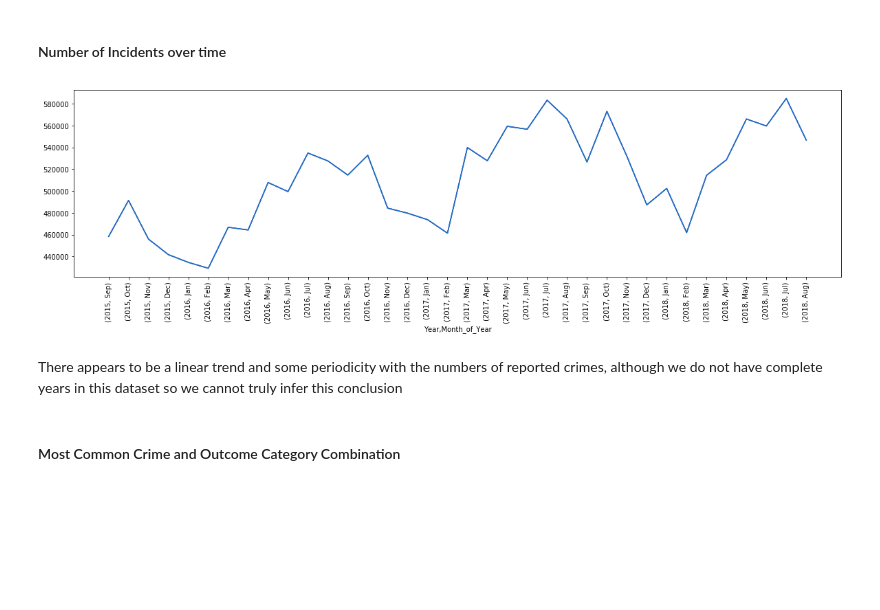
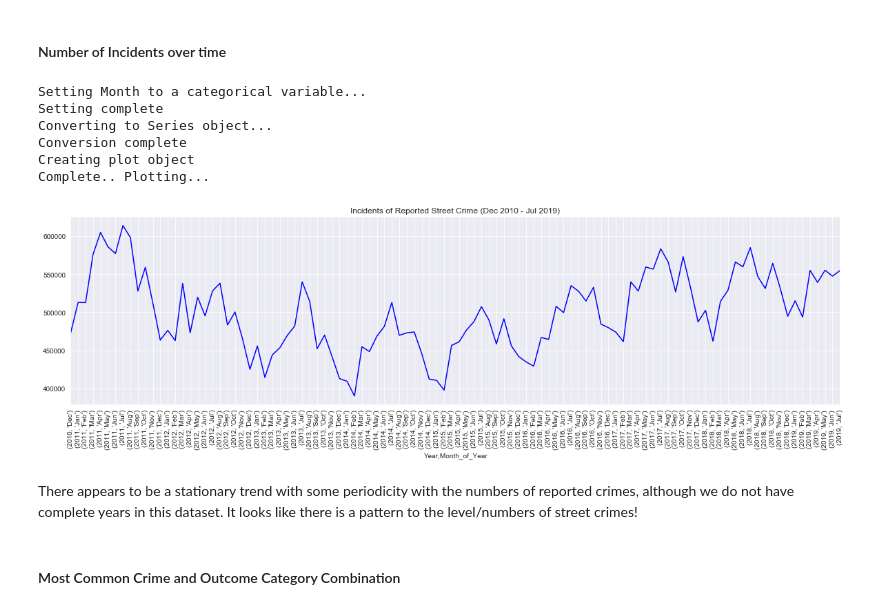
Before and after one commit to AlistairLR112/EnglandCrimeAssociations, a Jupyter notebook: CrimeAssociations.ipynb, the cells around one changed output. Saved outputs shown, nothing was run; the diff lists cells and outputs as text; code cells hidden in the pictures; blank space fills up the shorter version.

```diff
--- a/CrimeAssociations.ipynb
+++ b/CrimeAssociations.ipynb
@@ -179,13 +187,16 @@ crime_time_series = crime_over_time.set_index(["Year", "Month_of_Year"]).sort_in
-# %%
-plt.figure(figsize=(20, 5))
-ax = crime_time_series.plot(kind = "line", color="b")
-ax.set_xticks(range(0, len(crime_time_series.index)))
-ax.set_xticklabels(list(crime_time_series.index))
-crime_time_series.plot(rot=90)
-plt.show()
-# %% [output]
-[figure, removed]
+# %%
+plt.figure(figsize=(20, 5))
+crime_over_time_plot = eda.plot_crime_time_series(police_data_clean, read=True)
+plt.show()
+# %% [output]
+Setting Month to a categorical variable...
+Setting complete
+Converting to Series object...
+Conversion complete
+Creating plot object
+Complete.. Plotting...
+[figure, added]
 # %% [markdown]
-There appears to be a linear trend and some periodicity with the numbers of reported crimes, although we do not have complete years in this dataset so we cannot truly infer this conclusion
+There appears to be a stationary trend with some periodicity with the numbers of reported crimes, although we do not have complete years in this dataset. It looks like there is a pattern to the level/numbers of street crimes!
 # %% [markdown]
 #### Most Common Crime and Outcome Category Combination
```
Also changed, not shown: parts of 37 cells of this notebook, 7 other files.
